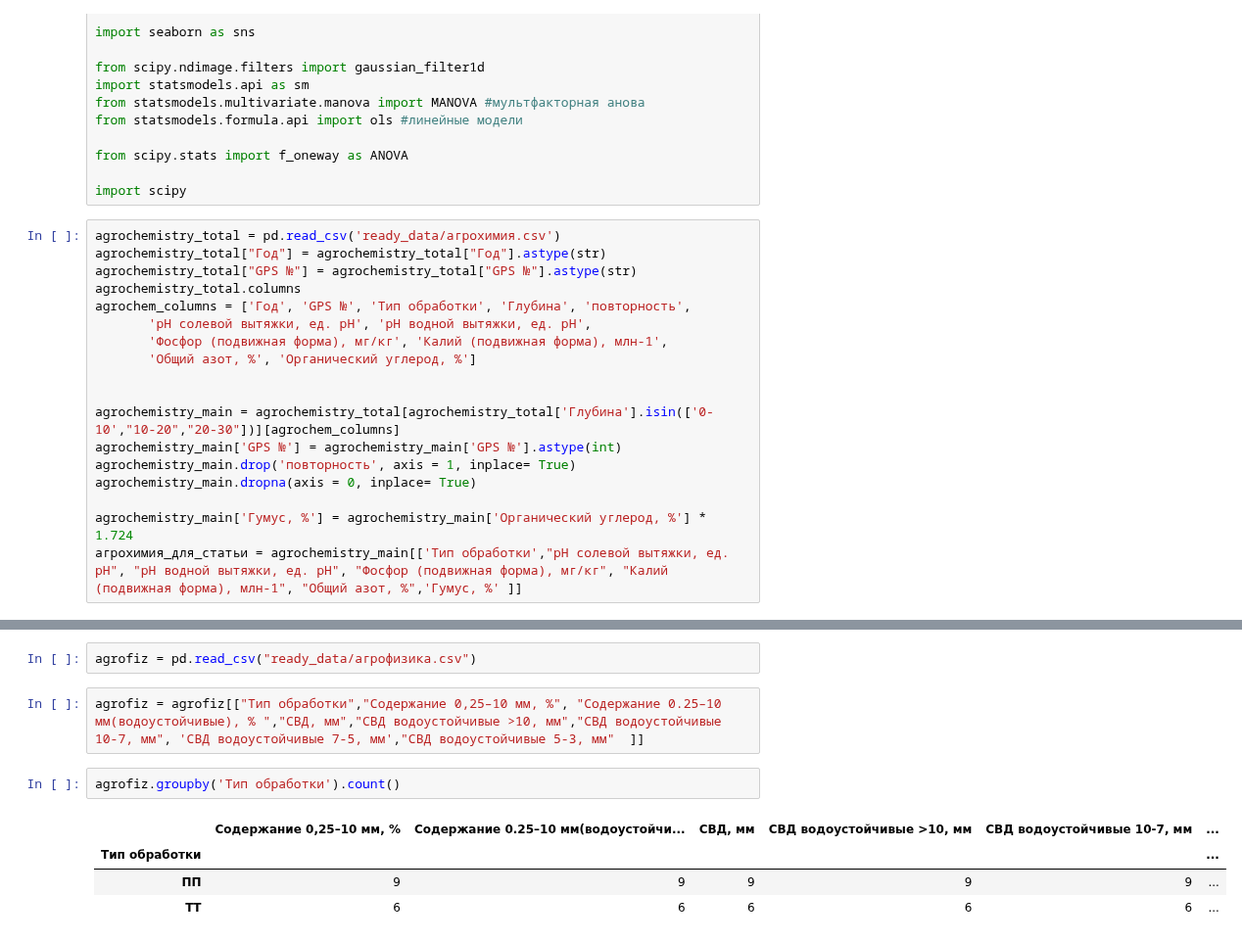
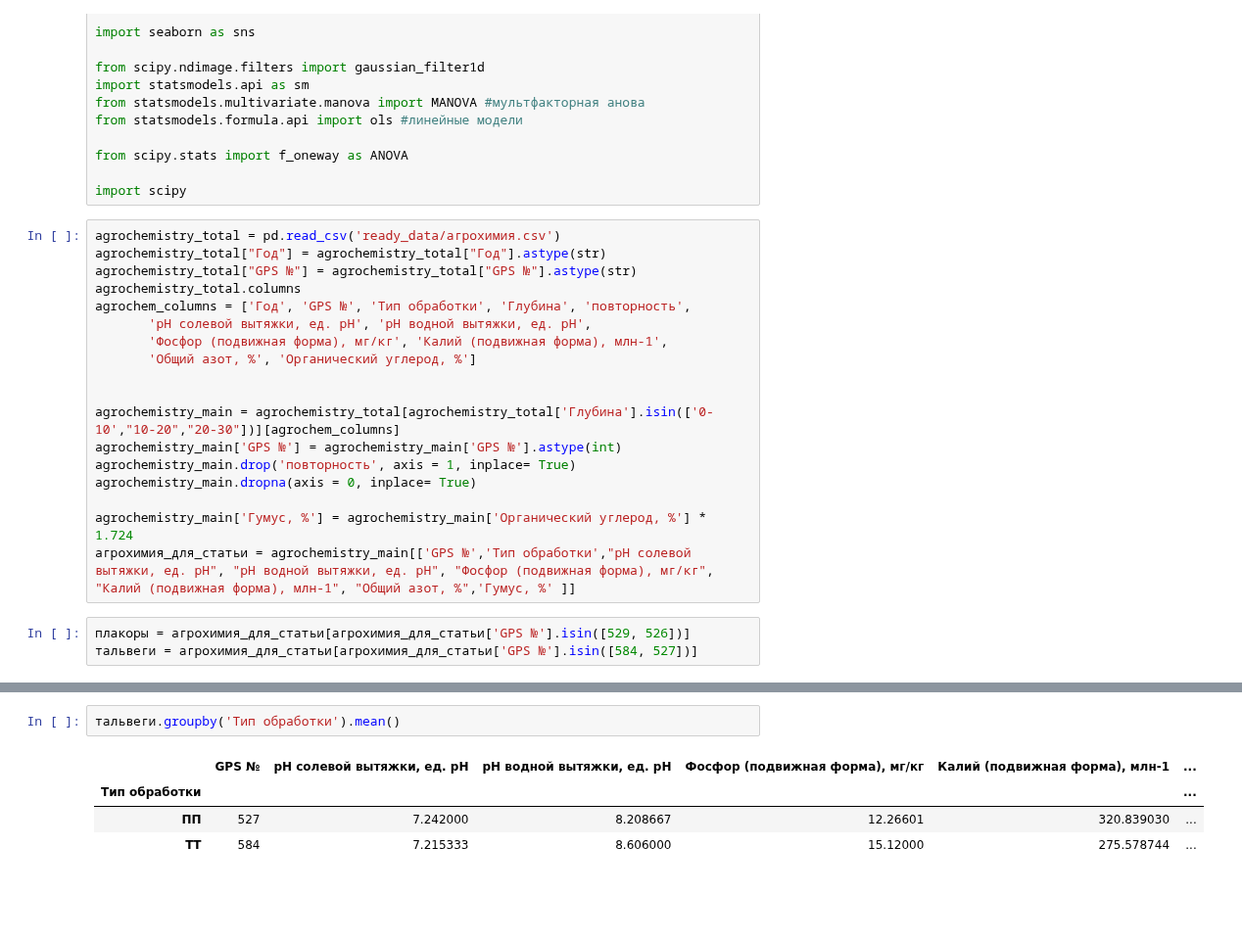
Before and after one commit to hukitoc94/total_archangelskiy, a Jupyter notebook: field_scale/field_data/полевые данные общая/для_статьи.ipynb, the cells around one changed output, grey strips where cells are left out. Shown at 98% size. Cells and saved outputs as stored; diff of their text form; blank space fills up the shorter version.

```diff
--- a/field_scale/field_data/полевые данные общая/для_статьи.ipynb
+++ b/field_scale/field_data/полевые данные общая/для_статьи.ipynb
@@ -37,5 +37,8 @@ agrochemistry_main.drop('повторность', axis = 1, inplace= True)
 agrochemistry_main.dropna(axis = 0, inplace= True)
 
 agrochemistry_main['Гумус, %'] = agrochemistry_main['Органический углерод, %'] * 1.724
-агрохимия_для_статьи = agrochemistry_main[['Тип обработки',"рН солевой вытяжки, ед. рН", "рН водной вытяжки, ед. рН", "Фосфор (подвижная форма), мг/кг", "Калий (подвижная форма), млн-1", "Общий азот, %",'Гумус, %' ]]
+агрохимия_для_статьи = agrochemistry_main[['GPS №','Тип обработки',"рН солевой вытяжки, ед. рН", "рН водной вытяжки, ед. рН", "Фосфор (подвижная форма), мг/кг", "Калий (подвижная форма), млн-1", "Общий азот, %",'Гумус, %' ]]
+# %%
+плакоры = агрохимия_для_статьи[агрохимия_для_статьи['GPS №'].isin([529, 526])]
+тальвеги = агрохимия_для_статьи[агрохимия_для_статьи['GPS №'].isin([584, 527])]
 # %%
@@ -208,12 +211,8 @@ for ind, prop in enumerate(agrochem_prop):
-# %%
-agrofiz = pd.read_csv("ready_data/агрофизика.csv")
-# %%
-agrofiz = agrofiz[["Тип обработки","Содержание 0,25–10 мм, %", "Содержание 0.25–10 мм(водоустойчивые), % ","СВД, мм","СВД водоустойчивые >10, мм","СВД водоустойчивые 10-7, мм", 'СВД водоустойчивые 7-5, мм',"СВД водоустойчивые 5-3, мм"  ]]
 # %%
-agrofiz.groupby('Тип обработки').count()
+тальвеги.groupby('Тип обработки').mean()
 # %% [output]
-|  | Содержание 0,25–10 мм, % | Содержание 0.25–10 мм(водоустойчи... | СВД, мм | СВД водоустойчивые >10, мм | СВД водоустойчивые 10-7, мм | ... |
+|  | GPS № | рН солевой вытяжки, ед. рН | рН водной вытяжки, ед. рН | Фосфор (подвижная форма), мг/кг | Калий (подвижная форма), млн-1 | ... |
 | Тип обработки |  |  |  |  |  | ... |
-| ПП | 9 | 9 | 9 | 9 | 9 | ... |
-| ТТ | 6 | 6 | 6 | 6 | 6 | ... |
+| ПП | 527 | 7.242000 | 8.208667 | 12.26601 | 320.839030 | ... |
+| ТТ | 584 | 7.215333 | 8.606000 | 15.12000 | 275.578744 | ... |
 # %%
```
Also changed, not shown: parts of 13 cells of this notebook.
